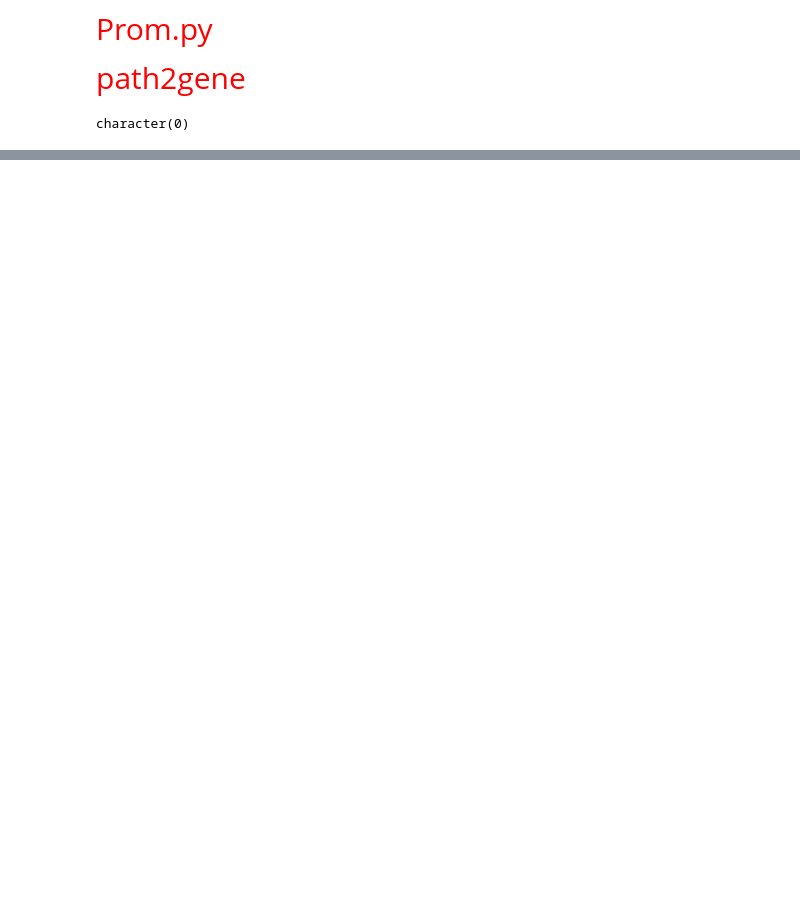
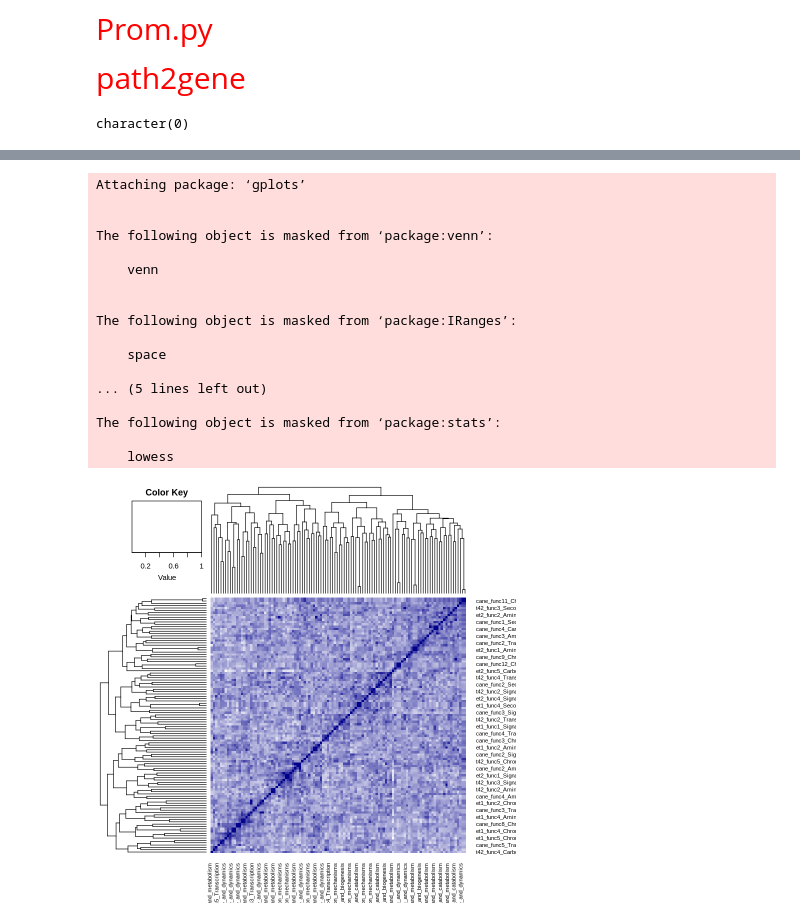
Before and after one commit to computational-chemical-biology/cis_reg, a Jupyter notebook: cis_reg_paper.ipynb, the cells around one changed output, grey strips where cells are left out. Saved outputs shown, nothing was run; the diff lists cells and outputs as text; code cells hidden in the pictures; blank space fills up the shorter version.

Commit message:
adding universalmotif and updating

```diff
--- a/cis_reg_paper.ipynb
+++ b/cis_reg_paper.ipynb
@@ -408,3 +408,56 @@ system(paste('meme',
 #meme promoter_TrsnID_Cane.fasta -dna -o meme_out_np  -objfun nc -mod zoops -markov_order 0 -minw 6 -maxw 10 -nmotifs 10
 # %% [markdown]
 ![alt text](img/logo1.png "Title")
+# %%
+library(universalmotif)
+
+#glue = function(local = "") {
+#    filess <- list.files(local)
+#    files <- file.path(local, filess)
+#    mm = NULL
+#    cnt = 1
+#    for (file in files){
+#        print(file)
+#        aux = read_homer( file )
+#        for(i in 1:length(aux)){
+#            aux[[i]]@name = paste(tail(strsplit(file,"/")[[1]], n=2)[1],i,"_",filess[cnt], sep = "")
+#        }
+#        cnt = cnt + 1
+#        mm = c(mm, aux)
+#    }
+#    return(mm)
+#}
+#q = glue("aux_data/Promoters/homer/cane_func")
+#w = c(q, glue("aux_data/Promoters/homer/t37_func"))
+#e = c(w,glue("aux_data/Promoters/homer/t42_func"))
+#r = c(e,glue("aux_data/Promoters/homer/et1_func"))
+#t = c(r, glue("aux_data/Promoters/homer/et2_func"))
+
+#y = compare_motifs(t, nthreads = 12, tryRC = T, method = "PCC", score.strat = "a.mean")
+#write_meme(t, "aux_data/Promoters/homerall.meme", sep="")
+
+t <- read_meme("aux_data/Promoters/homerall.meme")
+y <- compare_motifs(t, nthreads = 12, tryRC = T, method = "PCC", score.strat = "a.mean")
+
+library(gplots)
+my_palette <- colorRampPalette(c("white",  "darkblue"))(n = 1000)
+heatmap.2(y, col = my_palette, trace = "none", density.info = "none")
+# %% [output]
+Attaching package: ‘gplots’
+
+
+The following object is masked from ‘package:venn’:
+
+    venn
+
+
+The following object is masked from ‘package:IRanges’:
+
+    space
+
+... (5 lines left out)
+
+The following object is masked from ‘package:stats’:
+
+    lowess
+[figure, added]
```
Also changed, not shown: 5 other files.
